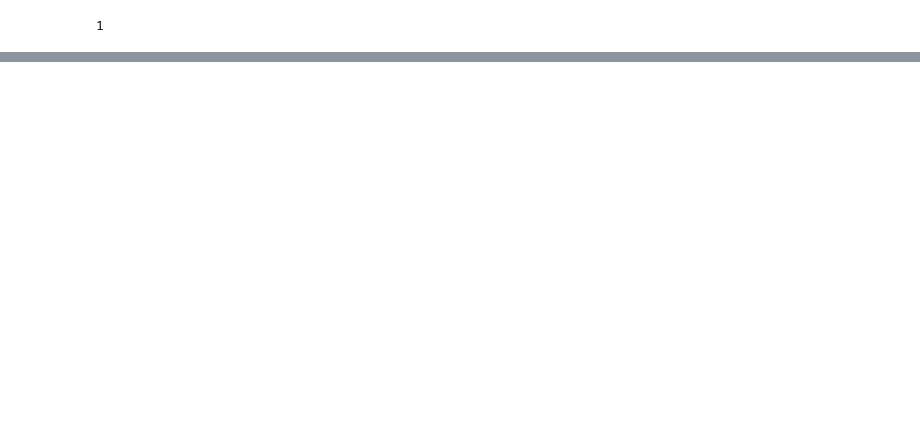
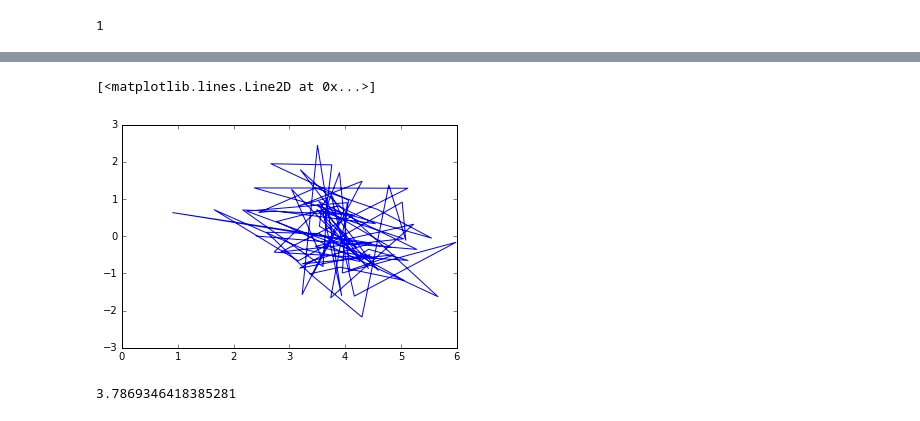
Before and after one commit to theilmbh/stringMCMC, a Jupyter notebook: test_StringMCMC.ipynb, the cells around one changed output, grey strips where cells are left out. Drawn from its saved outputs; the diff is of its cells as text; code cells hidden in the pictures; blank space fills up the shorter version.

```diff
--- a/test_StringMCMC.ipynb
+++ b/test_StringMCMC.ipynb
@@ -3,7 +3,7 @@ import numpy as np
 import brane
 # %%
 def loggauss(x):
-    return  -x[0]**2/2 - x[1]**2/2
+    return  -(x[0]-4)**2/2 - x[1]**2/2
 # %%
 reload(brane)
 string1 = brane.MHString(2, 81, 1, 0.01, 0, loggauss)
@@ -46,0 +56,10 @@ ValueError: could not broadcast input array from shape (2,1) into shape (2)
+# %%
+plt.figure()
+plt.plot(samps[50, 0, :], samps[50, 1, :])
+# %% [output]
+[<matplotlib.lines.Line2D at 0x...>]
+[figure, added]
+# %%
+np.mean(samps[:, 0, :])
+# %% [output]
+3.7869346418385281
```
Also changed, not shown: parts of 6 cells of this notebook, 1 other file.
